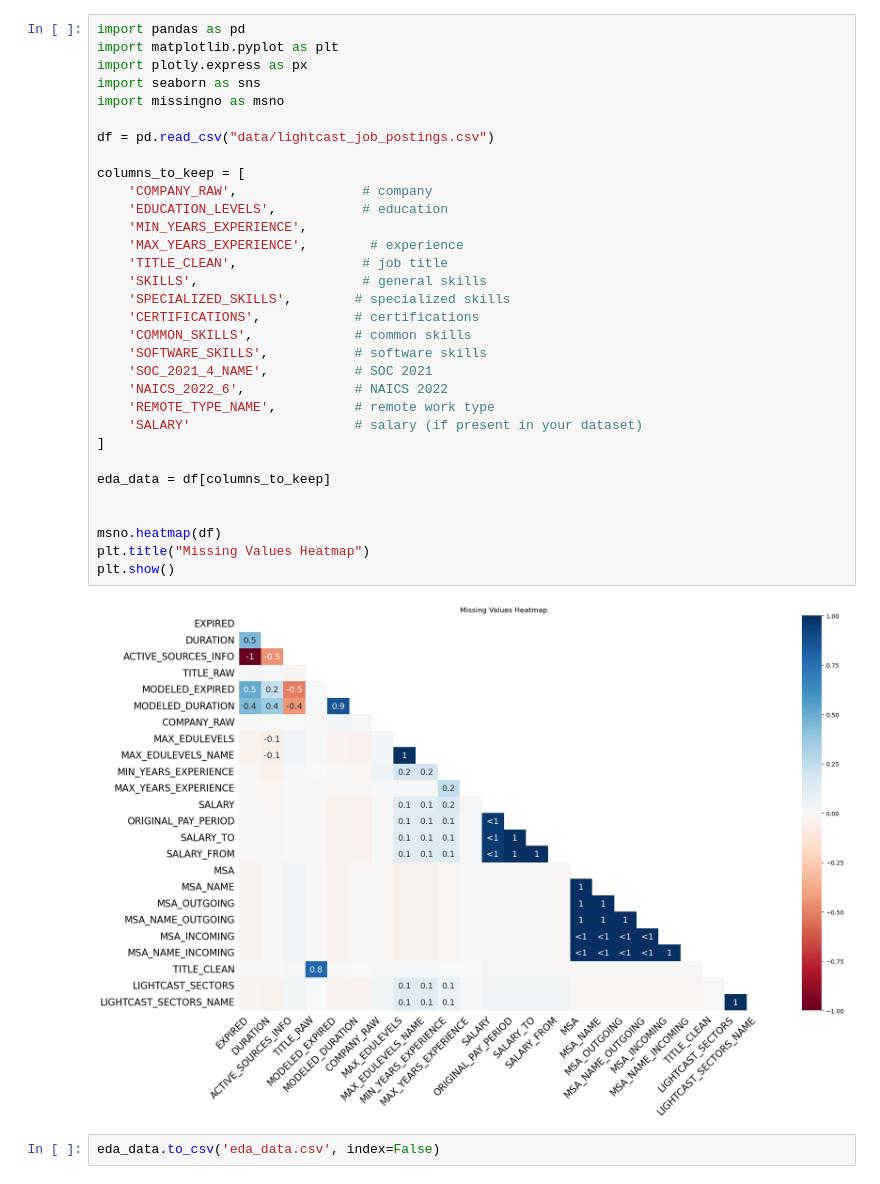
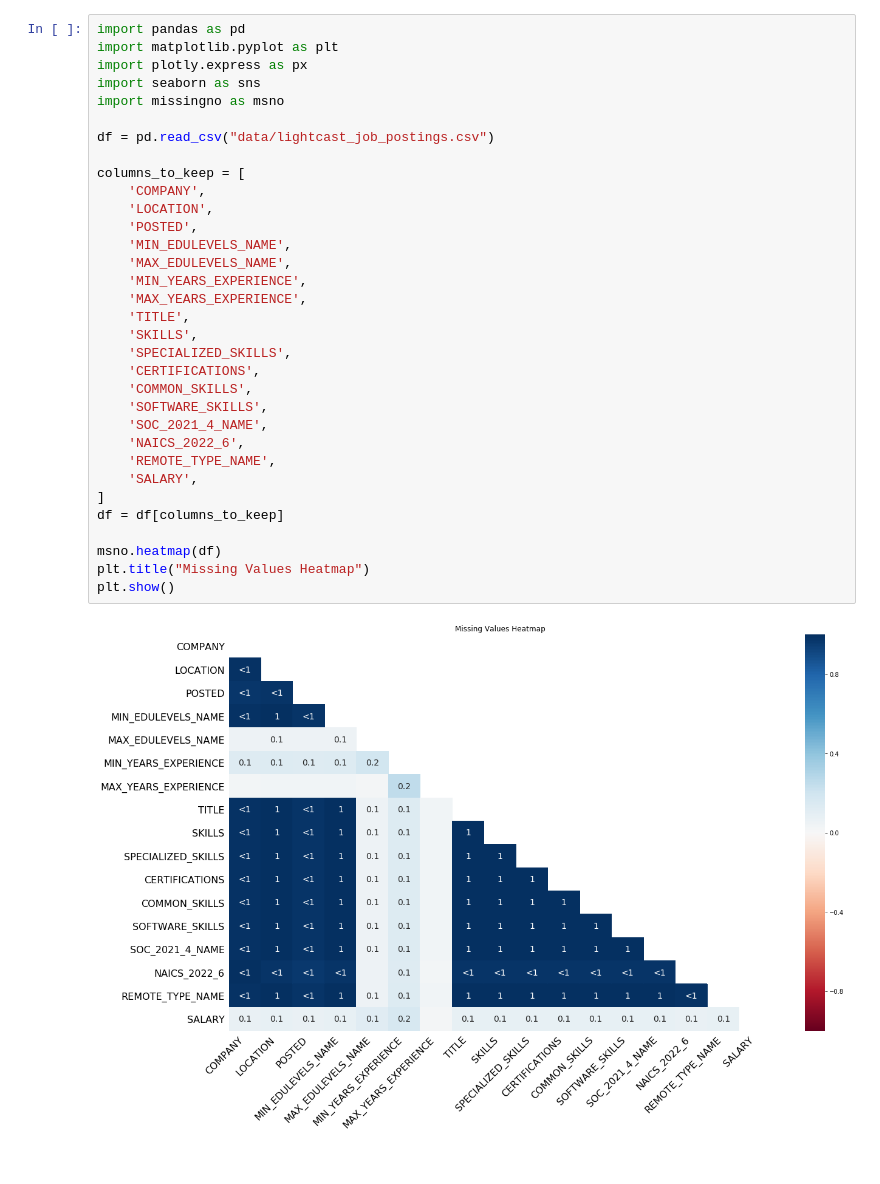
Before and after one commit to pranjul11garg/US.-Data-Science-Analytics-Job-Market-Trends, a Jupyter notebook: data_cleaning.ipynb, the cells around one changed output. Saved outputs shown, nothing was run; the diff lists cells and outputs as text.

Commit message:
data clean process

```diff
--- a/data_cleaning.ipynb
+++ b/data_cleaning.ipynb
@@ -1,36 +1,35 @@
 # %%
 import pandas as pd
 import matplotlib.pyplot as plt
 import plotly.express as px
 import seaborn as sns
 import missingno as msno
 
 df = pd.read_csv("data/lightcast_job_postings.csv")
 
 columns_to_keep = [
-    'COMPANY_RAW',                # company
-    'EDUCATION_LEVELS',           # education
+    'COMPANY',
+    'LOCATION',
+    'POSTED',
+    'MIN_EDULEVELS_NAME',
+    'MAX_EDULEVELS_NAME',
     'MIN_YEARS_EXPERIENCE',
-    'MAX_YEARS_EXPERIENCE',        # experience
-    'TITLE_CLEAN',                # job title
-    'SKILLS',                     # general skills
-    'SPECIALIZED_SKILLS',        # specialized skills
-    'CERTIFICATIONS',            # certifications
-    'COMMON_SKILLS',             # common skills
-    'SOFTWARE_SKILLS',           # software skills
-    'SOC_2021_4_NAME',           # SOC 2021
-    'NAICS_2022_6',              # NAICS 2022
-    'REMOTE_TYPE_NAME',          # remote work type
-    'SALARY'                     # salary (if present in your dataset)
+    'MAX_YEARS_EXPERIENCE',
+    'TITLE',
+    'SKILLS',
+    'SPECIALIZED_SKILLS',
+    'CERTIFICATIONS',
+    'COMMON_SKILLS',
+    'SOFTWARE_SKILLS',
+    'SOC_2021_4_NAME',
+    'NAICS_2022_6',
+    'REMOTE_TYPE_NAME',
+    'SALARY',
 ]
-
-eda_data = df[columns_to_keep]
-
+df = df[columns_to_keep]
 
 msno.heatmap(df)
 plt.title("Missing Values Heatmap")
 plt.show()
 # %% [output]
-[figure, old version]
+[figure, new version]
-# %%
-eda_data.to_csv('eda_data.csv', index=False)
```
Also changed, not shown: parts of 1 cell of this notebook.
